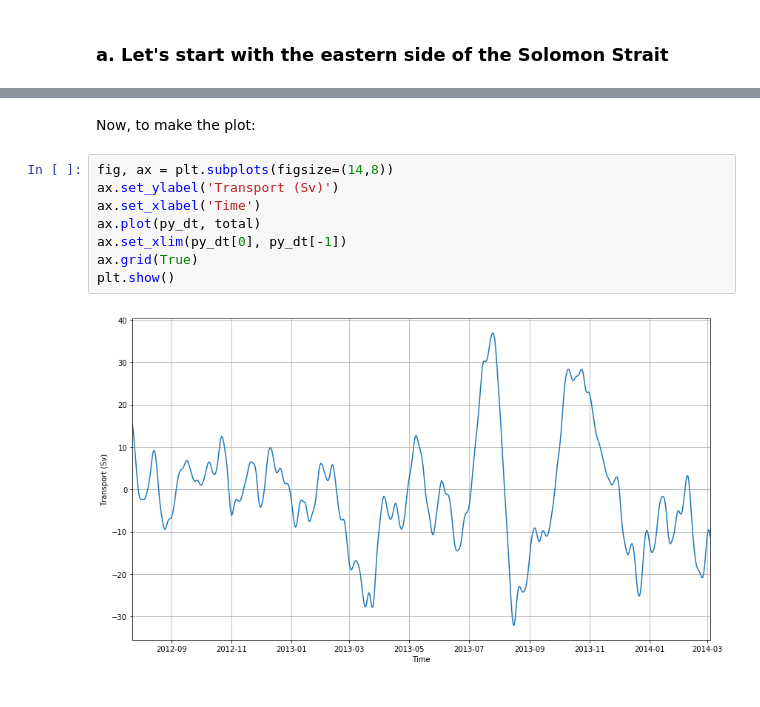
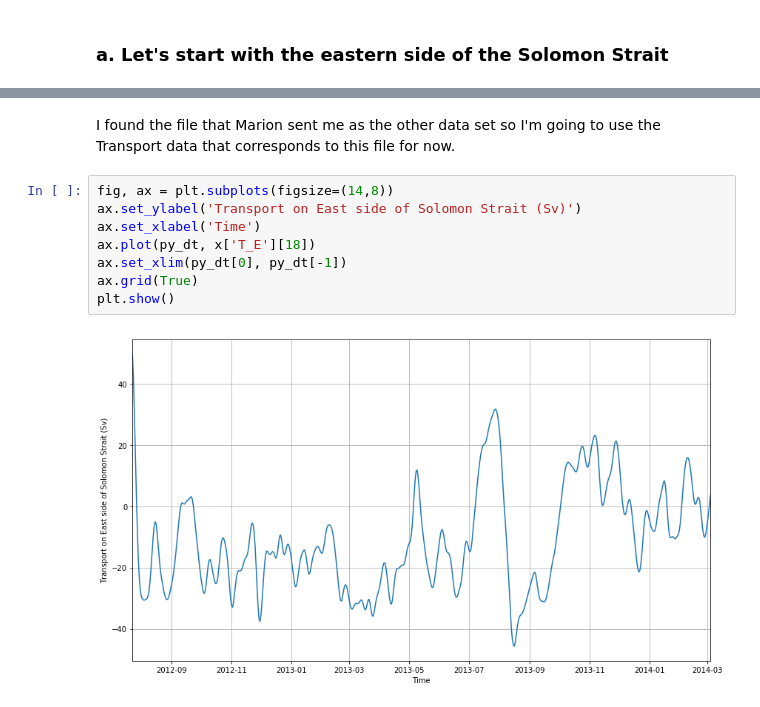
Before and after one commit to disandroa/Example-Notebooks, a Jupyter notebook: Data/obs_EWplot1.ipynb, the cells around one changed output, grey strips where cells are left out. Cells and saved outputs as stored; diff of their text form.

Commit message:
found specific file and created plots

```diff
--- a/Data/obs_EWplot1.ipynb
+++ b/Data/obs_EWplot1.ipynb
@@ -70,12 +54,12 @@ print(total[0])
-# %% [markdown]
-Now, to make the plot:
+# %% [markdown]
+I found the file that Marion sent me as the other data set so I'm going to use the Transport data that corresponds to this file for now.
 # %%
 fig, ax = plt.subplots(figsize=(14,8))
-ax.set_ylabel('Transport (Sv)')
+ax.set_ylabel('Transport on East side of Solomon Strait (Sv)')
 ax.set_xlabel('Time')
-ax.plot(py_dt, total)
+ax.plot(py_dt, x['T_E'][18])
 ax.set_xlim(py_dt[0], py_dt[-1])
 ax.grid(True)
 plt.show()
 # %% [output]
-[figure, old version]
+[figure, new version]
```
Also changed, not shown: parts of 8 cells of this notebook.
